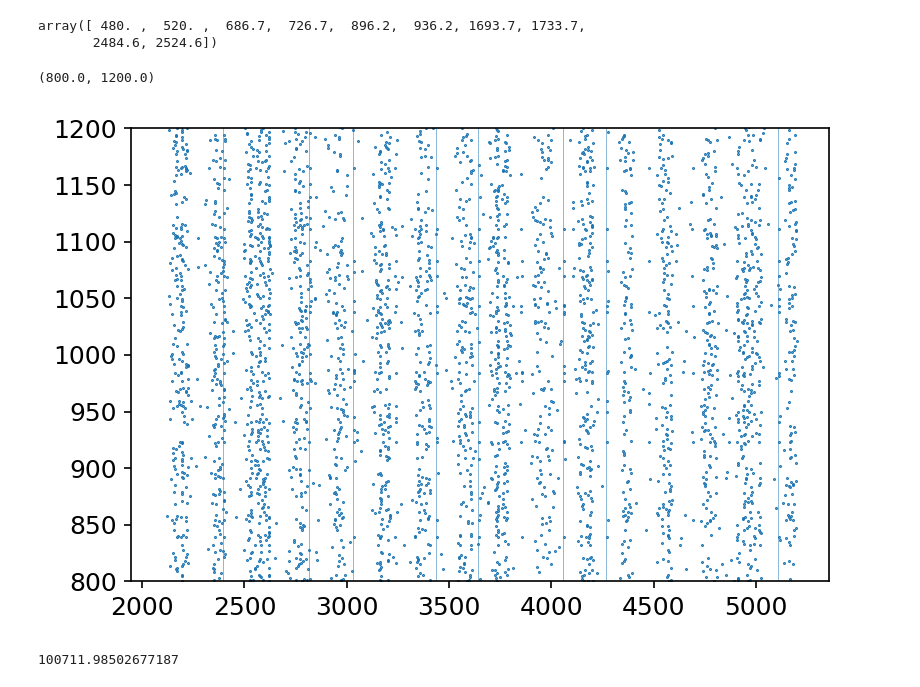
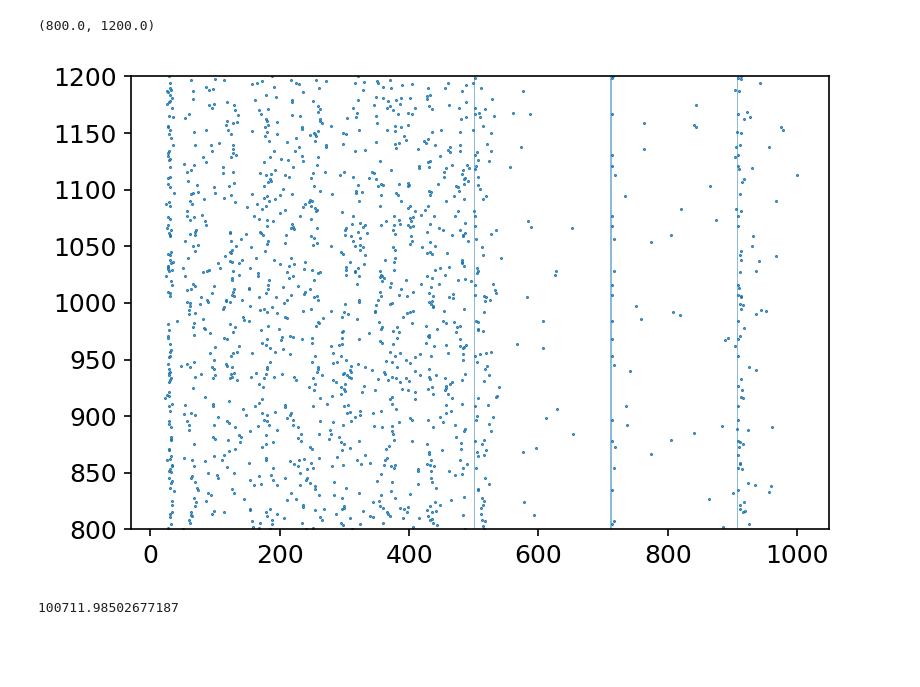
Before and after one commit to lepmik/causal-optogenetics-paper-data, a Jupyter notebook: notebooks/NEST-network-psc-eval.ipynb, the cells around one changed output. Cells and saved outputs as stored; diff of their text form; code cells hidden in the pictures; blank space fills up the shorter version.

```diff
--- a/notebooks/NEST-network-psc-eval.ipynb
+++ b/notebooks/NEST-network-psc-eval.ipynb
@@ -43,7 +41,7 @@ plt.rcParams.update({
 # path = pathlib.Path('/media/storage_hdd3T/causal_opto_data/container_results_branch_osc_poisson/results_0/')
 # path = pathlib.Path('../test_strong_results/')
 # path = pathlib.Path('/media/storage_hdd3T/causal_opto_data/stim_osc_const_100_a10/results_0')
-path = pathlib.Path('/media/storage_hdd3T/causal_opto_data/stim_osc_poisson_-1_const_100_a10/results_0')
+path = pathlib.Path('/media/storage_hdd3T/causal_opto_data/stim_dependent_poisson_const_100_a10/results_0')
 # %%
 spikes_ex, spikes_in = [], []
 for f in path.iterdir():
@@ -72,16 +70,3 @@ with open(str(path / 'params_0.json'), 'r') as f:
 t_stop = params['status']['time']
 # %%
 stim_nodes = list(stim_data['stim_amps'].keys())
-# %%
-p = {
-    'init_simtime'    : 500., # ms
-    'stim_isi_min'    : 200.0, # ms
-    'stim_trials'     : 10, #s
-}
-stim_times = [p['init_simtime']]
-for i in range(p['stim_trials']):
-    stim_times.append(
-        stim_times[i] +
-        p['stim_isi_min'] +
-        round(np.random.uniform(-20, 20), 1)
-    )
@@ -106,22 +73,17 @@ rate_times = np.sort(np.concatenate((rate_times - 20, rate_times + 20)))
-# %%
-rate_times
-# %% [output]
-array([ 480. ,  520. ,  686.7,  726.7,  896.2,  936.2, 1693.7, 1733.7,
-       2484.6, 2524.6])
 # %%
-t1, t2 = 2100, 5200
+t1, t2 = 0, 1000
 
 mask = (spikes_ex.times >= t1) & (spikes_ex.times <= t2)
 mask_s = (stim_times >= t1) & (stim_times <= t2)
 
 plt.scatter(spikes_ex.times[mask], spikes_ex.sender[mask], s=.2)
 # plt.xlim(590,640)
 for s, d in zip(stim_times[mask_s], stim_durations[mask_s]):
     plt.axvspan(s, s+d, alpha=.5)
 plt.ylim(800, 1200)
 # %% [output]
 (800.0, 1200.0)
-[figure, old version]
+[figure, new version]
 # %%
 a = np.arange(500, 2000, 200)
 rate_times = a + np.random.uniform(-20, 20, len(a))
```
Also changed, not shown: parts of 3 cells of this notebook, 1 other file.
